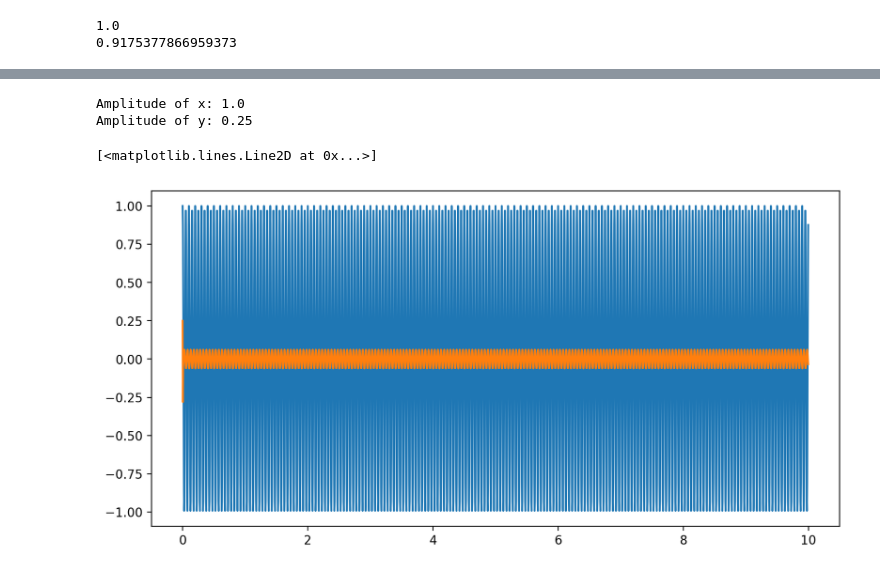
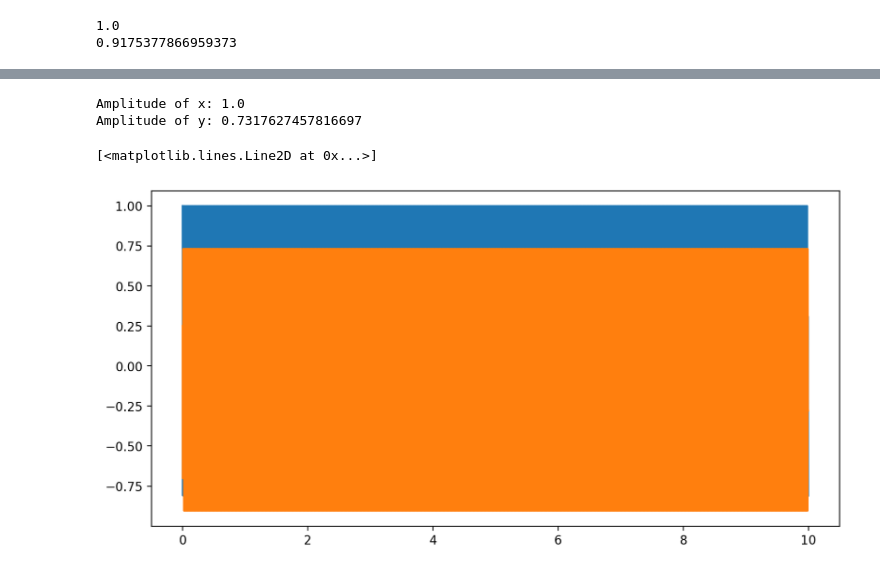
Before and after one commit to shinco0327/SS_EXP, a Jupyter notebook: Lesson_3_FIR_fiter_and_frequency_response.ipynb, the cells around one changed output, grey strips where cells are left out. Cells and saved outputs as stored; diff of their text form; code cells hidden in the pictures.

```diff
--- a/Lesson_3_FIR_fiter_and_frequency_response.ipynb
+++ b/Lesson_3_FIR_fiter_and_frequency_response.ipynb
@@ -174,13 +186,17 @@ from scipy.io import loadmat
 
 ecg_dict = loadmat('ecg.mat')
 ecg = ecg_dict['ecgOriginal'].flatten()
+fs = ecg_dict['fs'][0][0]
+
 t = np.arange(0, ecg.size/fs, 1/fs)
 x = 250*np.cos(2*np.pi*60*t)
 ecg += x
 ecgf = np.fft.fft(ecg)
 
+print(len(ecgf))
 
-ecgf[600:]=0
+ecgf[600]=0
+ecgf[1900]=0
 
 ecg_filtered = np.fft.ifft(ecgf)
 plt.figure(figsize=(10, 5), dpi=200)
@@ -189,4 +205,15 @@ plt.plot(t, ecg_filtered)
 plt.title('ECG');
 plt.ylabel(r'Amplitude [uV]')
 plt.xlabel('Time [s]')
+
+
+f = np.arange(0, fs, fs/ecg.size)
+
+plt.figure(2, figsize=[15,5])
+plt.plot(f[:int(len(xf)/2)], abs(xf)[:int(len(xf)/2)])
+plt.plot(f[:int(len(ecgf)/2)], abs(ecgf)[:int(len(ecgf)/2)])
+#plt.plot(f, abs(xf))
+#plt.plot(f, abs(ecgf))
+plt.xlabel(r'f (Hz)')
+plt.title('The magnitude spectrum')
 # %% [output]
@@ -203,22 +275,22 @@ ecg_dict = loadmat('ecg.mat')
 ecg = ecg_dict['ecgOriginal'].flatten()
 t = np.arange(0, ecg.size/fs, 1/fs)
 x = 250*np.cos(2*np.pi*60*t)
-ecg += x
+ecgn = ecg + x
 
-xf = np.fft.fft(ecg)
 
-ecgf = xf*0;
+ecg3 = ecgn*0;
 
-ecgf[0] = 1/3*(xf[0])
-ecgf[1] = 1/3*(xf[1] + xf[0])
+ecg3[0] = 1/3*(ecgn[0])
+ecg3[1] = 1/3*(ecgn[1] + ecgn[0])
 
-for i in range(2, len(ecgf)):
-    ecgf[i] = 1/3*(xf[i] + xf[i-1] + xf[i-2])
+for i in range(2, len(ecgn)):
+    ecg3[i] = 1/3*(ecgn[i] + ecgn[i-1] + ecgn[i-2])
 
-ecg3 = np.fft.ifft(ecgf)
-plt.figure(figsize=(10, 5), dpi=200)
-plt.plot(t, ecg)
+
+plt.figure(1, figsize=(10, 5), dpi=200)
+plt.plot(t, ecgn)
 plt.plot(t, ecg3)
+#plt.plot(t, signal.lfilter([1/3, 1/3, 1/3], 1, ecgn))
 plt.title('ECG');
 plt.ylabel(r'Amplitude [uV]')
 plt.xlabel('Time [s]')
@@ -263,17 +355,17 @@ Amplitude of y: 0.9175377866959373
 # %%
 #問題十四(3)
 from scipy import signal
 t = np.arange(0, ecg.size/fs, 1/fs)
-x = np.cos(2*np.pi*20*t)
+x = np.cos(2*np.pi*100*t)
 y = signal.lfilter([1/4, -2/4, 1/4], 1, x)
 
 print('Amplitude of x:', np.max(x))
 print('Amplitude of y:',np.max(y))
 plt.figure(figsize=(10, 5), dpi=200)
 plt.plot(t, x)
 plt.plot(t, y)
 # %% [output]
 Amplitude of x: 1.0
-Amplitude of y: 0.25
+Amplitude of y: 0.7317627457816697
 [<matplotlib.lines.Line2D at 0x...>]
-[figure, old version]
+[figure, new version]
```
Also changed, not shown: parts of 13 cells of this notebook.
